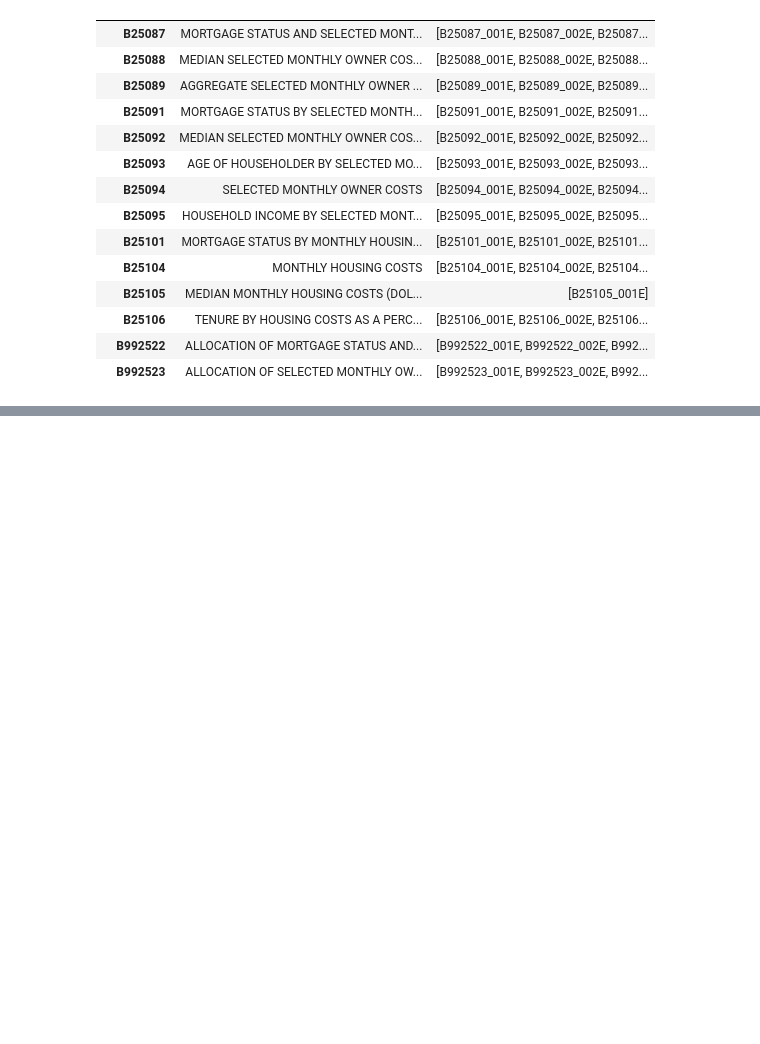
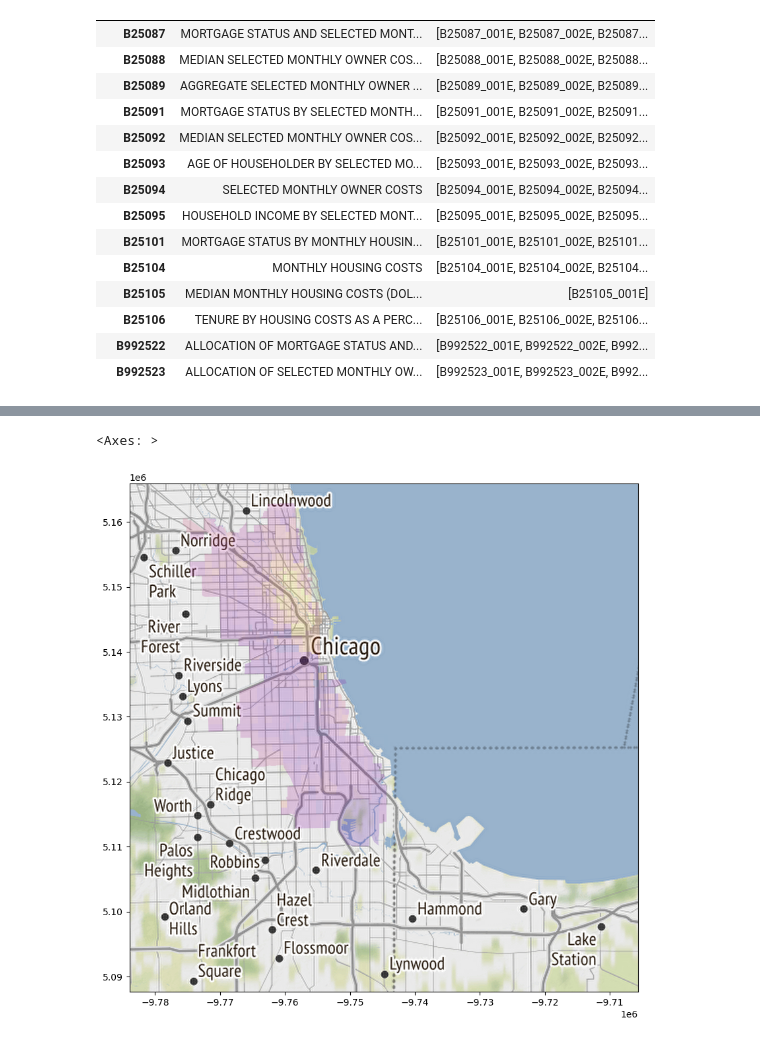
Before and after one commit to KathrynPanger/censusViz, a Jupyter notebook: scratch.ipynb, the cells around one changed output, grey strips where cells are left out. Drawn from its saved outputs; the diff is of its cells as text; code cells hidden in the pictures; blank space fills up the shorter version.

```diff
--- a/scratch.ipynb
+++ b/scratch.ipynb
@@ -83,0 +80,4 @@ acs.filter_tables('B25104')
+# %%
+variables = ['B25105_001E']
+# %%
+chicago = acs.from_place('Chicago, IL', variables=variables)
@@ -83,0 +86,3 @@ acs.filter_tables('B25104')
+# %%
+chicago_basemap, chicago_extent = contextily.bounds2img(*chicago.total_bounds, zoom=10,
+                                                        )
@@ -83,0 +109,8 @@ acs.filter_tables('B25104')
+# %%
+f,ax = plt.subplots(1,1, figsize=(10,10))
+ax.imshow(chicago_basemap, extent=chicago_extent, interpolation='sinc')
+chicago['housing_cost'] = chicago.eval('B25105_001E')
+chicago.plot('housing_cost', cmap='plasma', ax = ax, alpha=.2)
+# %% [output]
+<Axes: >
+[figure, added]
```
Also changed, not shown: parts of 4 cells of this notebook.
